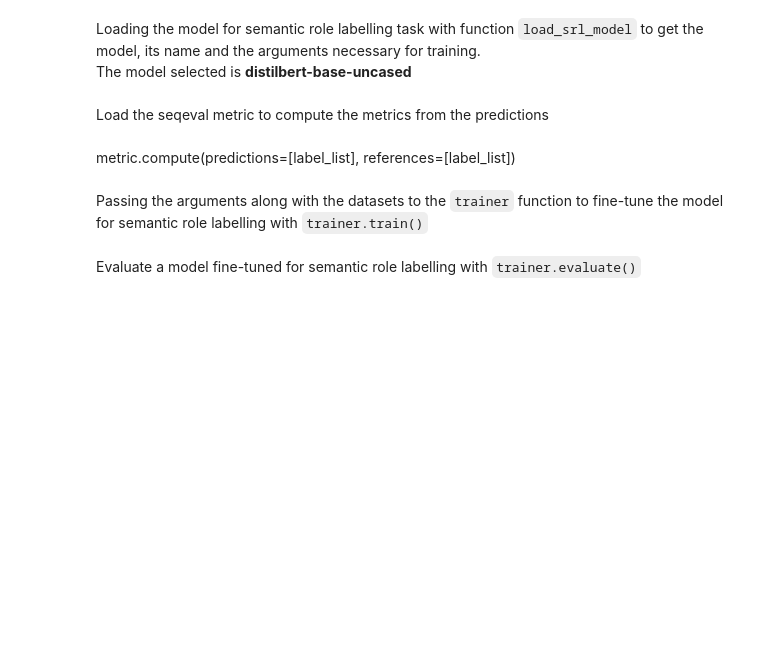
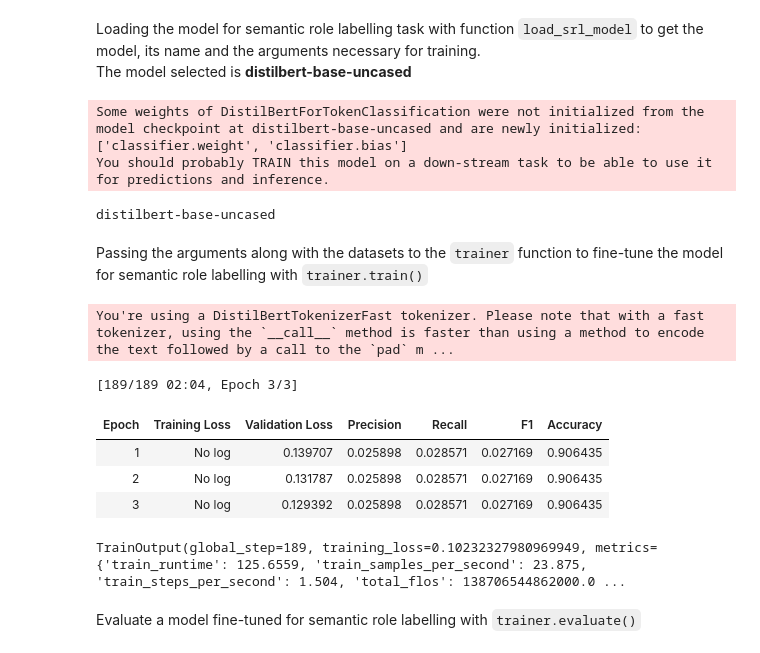
Before and after one commit to abrtz/srl-with-bert, a Jupyter notebook: main.ipynb, the cells around one changed output. Drawn from its saved outputs; the diff is of its cells as text; code cells hidden in the pictures; blank space fills up the shorter version.

Commit message:
Update metrics functions

```diff
--- a/main.ipynb
+++ b/main.ipynb
@@ -186,8 +218,11 @@ label_list = get_labels_from_map(label_map)
 Loading the model for semantic role labelling task with function `load_srl_model` to get the model, its name and the arguments necessary for training. \
 The model selected is **distilbert-base-uncased**
 # %%
-model, model_name, args = load_srl_model(model_id, label_list)
+model, model_name, args = load_srl_model(model_checkpoint, label_list)
+# %% [output]
+Some weights of DistilBertForTokenClassification were not initialized from the model checkpoint at distilbert-base-uncased and are newly initialized: ['classifier.weight', 'classifier.bias']
+You should probably TRAIN this model on a down-stream task to be able to use it for predictions and inference.
 # %%
 print(model_name)
+# %% [output]
+distilbert-base-uncased
-# %% [markdown]
-Load the seqeval metric to compute the metrics from the predictions
@@ -196,17 +229,23 @@ metric = load_metric("seqeval")
-# %% [markdown]
-metric.compute(predictions=[label_list], references=[label_list])
 # %% [markdown]
 Passing the arguments along with the datasets to the `trainer` function to fine-tune the model for semantic role labelling with `trainer.train()`
 # %%
 trainer = Trainer(
         model,
         args,
-        train_dataset=dataset_train,
-        eval_dataset=dataset_dev,
+        train_dataset=small_train_dataset,
+        eval_dataset=small_eval_dataset,
         tokenizer=tokenizer,
-        compute_metrics=lambda p: compute_metrics(*p, label_list, metric)
+        compute_metrics=lambda p: compute_metrics(*p, label_list)
     )
 trainer.train()
+# %% [output]
+You're using a DistilBertTokenizerFast tokenizer. Please note that with a fast tokenizer, using the `__call__` method is faster than using a method to encode the text followed by a call to the `pad` m ...
+[189/189 02:04, Epoch 3/3]
+| Epoch | Training Loss | Validation Loss | Precision | Recall | F1 | Accuracy |
+| 1 | No log | 0.139707 | 0.025898 | 0.028571 | 0.027169 | 0.906435 |
+| 2 | No log | 0.131787 | 0.025898 | 0.028571 | 0.027169 | 0.906435 |
+| 3 | No log | 0.129392 | 0.025898 | 0.028571 | 0.027169 | 0.906435 |
+TrainOutput(global_step=189, training_loss=0.10232327980969949, metrics={'train_runtime': 125.6559, 'train_samples_per_second': 23.875, 'train_steps_per_second': 1.504, 'total_flos': 138706544862000.0 ...
 # %% [markdown]
 Evaluate a model fine-tuned for semantic role labelling with `trainer.evaluate()`
 # %%
```
Also changed, not shown: parts of 18 cells of this notebook, 1 other file.
